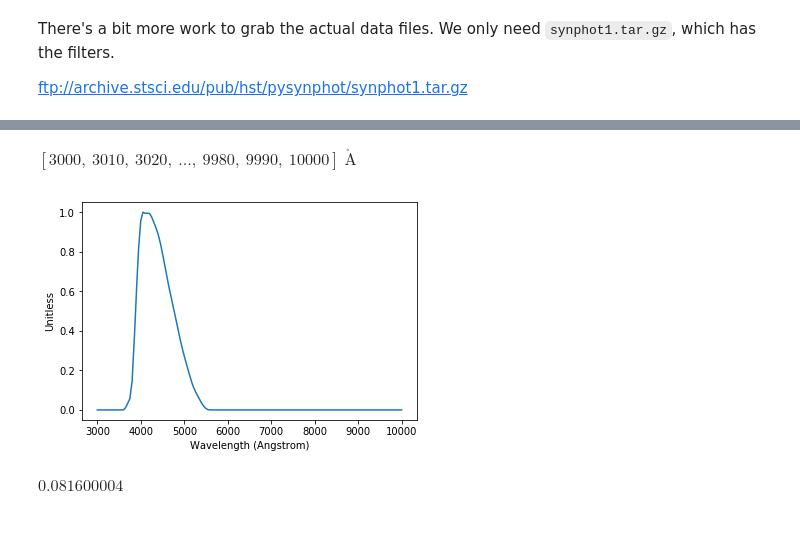
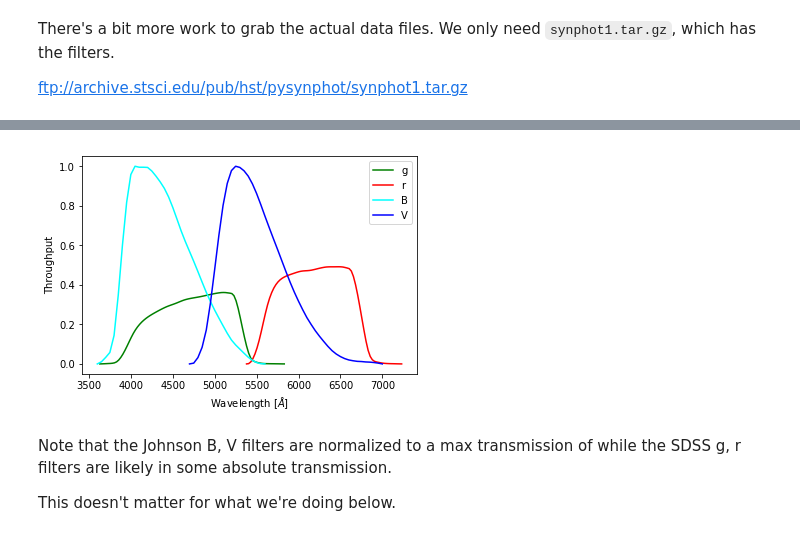
Before and after one commit to mwvgroup/simple-extinction, a Jupyter notebook: example_extinction.ipynb, the cells around one changed output, grey strips where cells are left out. Saved outputs shown, nothing was run; the diff lists cells and outputs as text; code cells hidden in the pictures.

Commit message:
Use synphot files instead of synphot package.

```diff
--- a/example_extinction.ipynb
+++ b/example_extinction.ipynb
@@ -245,12 +153,29 @@ $0.2094194 \; \mathrm{}$
-# %%
-wavelength
-# %% [output]
-$[3000,~3010,~3020,~\dots,~9980,~9990,~10000] \; \mathrm{\mathring{A}}$
-# %%
-B_bandpass.plot(wavelength)
-# %% [output]
-[figure, removed]
-# %%
-B_bandpass.efficiency([1000, 2000, 5000])
-# %% [output]
-$0.081600004 \; \mathrm{}$
+# %%
+rootdir = './synphot_data/grp/hst/cdbs'
+basedir = os.path.join(rootdir, 'comp', 'nonhst')
+# %%
+bandpass = {}
+johnson_filters = ["B", "V"]
+sdss_filters = ["g", "r"]
+
+for f in sdss_filters:
+    file = os.path.join(basedir, f"sdss_{f}_005_syn.fits")
+    bandpass[f] = Table.read(file)
+
+for f in johnson_filters:
+    file = os.path.join(basedir, f"landolt_{f}_004_syn.fits")
+    bandpass[f] = Table.read(file)
+# %%
+colors = {"B": "cyan", "V": "blue", "g": "green", "r": "red"}
+for f, data in bandpass.items():
+    plt.plot(data["WAVELENGTH"], data["THROUGHPUT"], color=colors[f], label=f)
+
+plt.xlabel("Wavelength [$\AA$]")
+plt.ylabel("Throughput")
+plt.legend();
+# %% [output]
+[figure, added]
+# %% [markdown]
+Note that the Johnson B, V filters are normalized to a max transmission of while the SDSS g, r filters are likely in some absolute transmission.
+
+This doesn't matter for what we're doing below.
```
Also changed, not shown: parts of 18 cells of this notebook.
